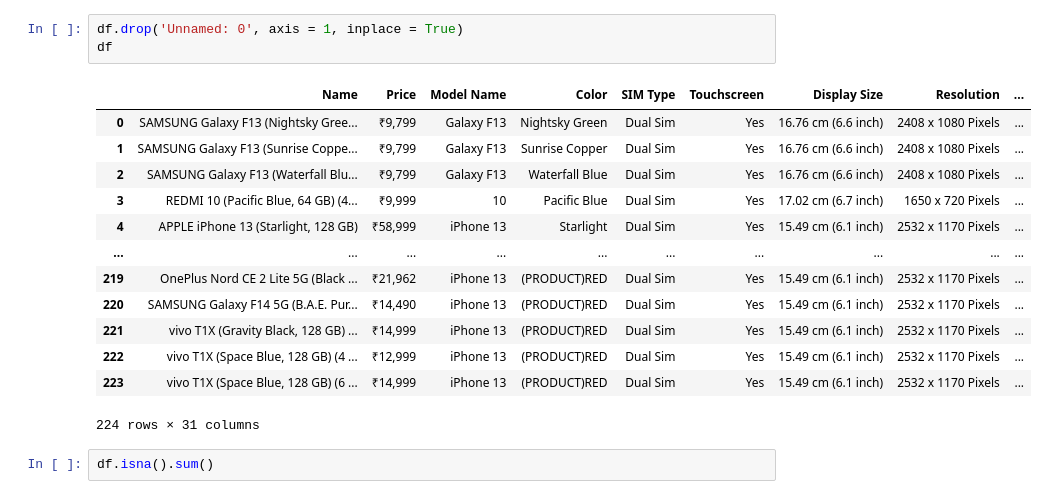
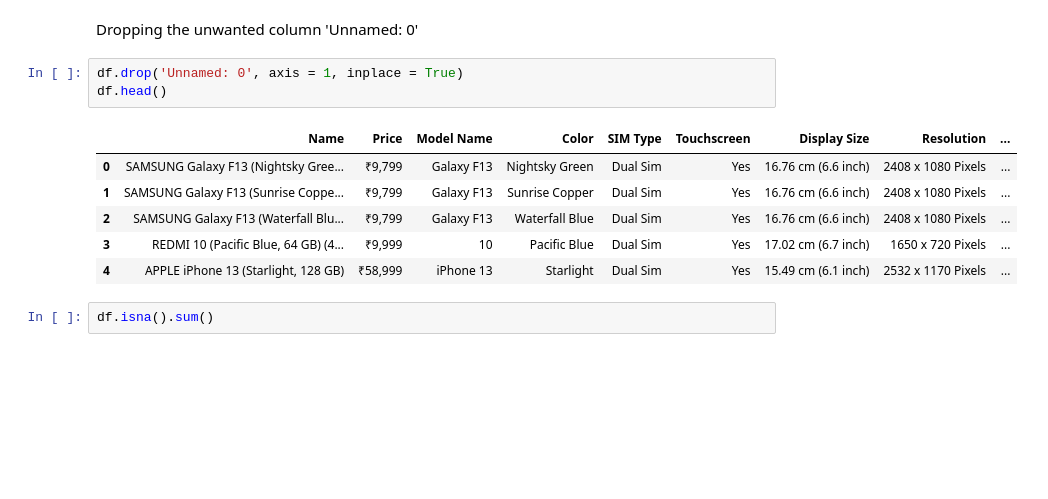
Before and after one commit to toasttsunami/gdsc-r1, a Jupyter notebook: Untitled2.ipynb, the cells around one changed output. Drawn from its saved outputs; the diff is of its cells as text; blank space fills up the shorter version.

```diff
--- a/Untitled2.ipynb
+++ b/Untitled2.ipynb
@@ -16,20 +25,15 @@ df = pd.DataFrame(data)
+# %% [markdown]
+Dropping the unwanted column 'Unnamed: 0'
 # %%
 df.drop('Unnamed: 0', axis = 1, inplace = True)
-df
+df.head()
 # %% [output]
 |  | Name | Price | Model Name | Color | SIM Type | Touchscreen | Display Size | Resolution | ... |
 | 0 | SAMSUNG Galaxy F13 (Nightsky Gree... | ₹9,799 | Galaxy F13 | Nightsky Green | Dual Sim | Yes | 16.76 cm (6.6 inch) | 2408 x 1080 Pixels | ... |
 | 1 | SAMSUNG Galaxy F13 (Sunrise Coppe... | ₹9,799 | Galaxy F13 | Sunrise Copper | Dual Sim | Yes | 16.76 cm (6.6 inch) | 2408 x 1080 Pixels | ... |
 | 2 | SAMSUNG Galaxy F13 (Waterfall Blu... | ₹9,799 | Galaxy F13 | Waterfall Blue | Dual Sim | Yes | 16.76 cm (6.6 inch) | 2408 x 1080 Pixels | ... |
 | 3 | REDMI 10 (Pacific Blue, 64 GB) (4... | ₹9,999 | 10 | Pacific Blue | Dual Sim | Yes | 17.02 cm (6.7 inch) | 1650 x 720 Pixels | ... |
 | 4 | APPLE iPhone 13 (Starlight, 128 GB) | ₹58,999 | iPhone 13 | Starlight | Dual Sim | Yes | 15.49 cm (6.1 inch) | 2532 x 1170 Pixels | ... |
-| ... | ... | ... | ... | ... | ... | ... | ... | ... | ... |
-| 219 | OnePlus Nord CE 2 Lite 5G (Black ... | ₹21,962 | iPhone 13 | (PRODUCT)RED | Dual Sim | Yes | 15.49 cm (6.1 inch) | 2532 x 1170 Pixels | ... |
-| 220 | SAMSUNG Galaxy F14 5G (B.A.E. Pur... | ₹14,490 | iPhone 13 | (PRODUCT)RED | Dual Sim | Yes | 15.49 cm (6.1 inch) | 2532 x 1170 Pixels | ... |
-| 221 | vivo T1X (Gravity Black, 128 GB) ... | ₹14,999 | iPhone 13 | (PRODUCT)RED | Dual Sim | Yes | 15.49 cm (6.1 inch) | 2532 x 1170 Pixels | ... |
-| 222 | vivo T1X (Space Blue, 128 GB) (4 ... | ₹12,999 | iPhone 13 | (PRODUCT)RED | Dual Sim | Yes | 15.49 cm (6.1 inch) | 2532 x 1170 Pixels | ... |
-| 223 | vivo T1X (Space Blue, 128 GB) (6 ... | ₹14,999 | iPhone 13 | (PRODUCT)RED | Dual Sim | Yes | 15.49 cm (6.1 inch) | 2532 x 1170 Pixels | ... |
-224 rows × 31 columns
 # %%
 df.isna().sum()
 # %% [output]
```
Also changed, not shown: parts of 107 cells of this notebook.
